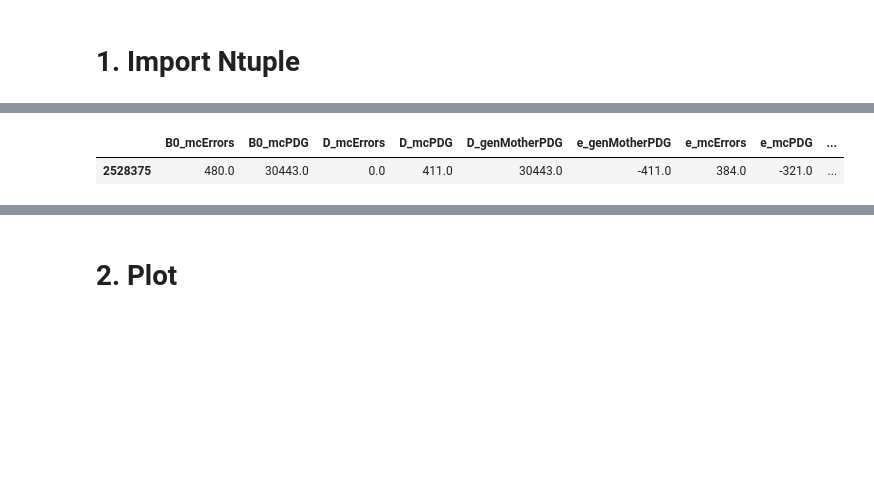
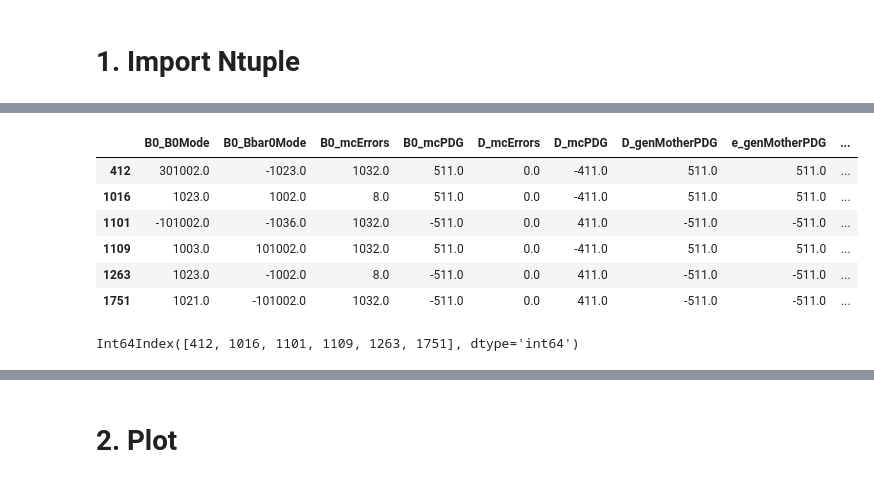
Before and after one commit to zjkjsd/inclusive_R_D, a Jupyter notebook: Notebooks/2_PlotNtuple_e.ipynb, the cells around one changed output, grey strips where cells are left out. Drawn from its saved outputs; the diff is of its cells as text; code cells hidden in the pictures; blank space fills up the shorter version.

```diff
--- a/Notebooks/2_PlotNtuple_e.ipynb
+++ b/Notebooks/2_PlotNtuple_e.ipynb
@@ -23,13 +63,20 @@ variables = util.variables
 # %%
-# Ntuple locations
-files = ['MC14ri_sigDDst_foldex_e_7/hashed_sigDDst.root:B0',
-         'MC14ri_normDDst_foldex_e_7/hashed_normDDst.root:B0',
-         'MC14ri_Dststell2_foldex_e_8/hashed_Dststell2.root:B0',
-         'MC14ri_DststTau1_foldex_e_7/hashed_DststTau1.root:B0',
-         'MC14ri_DststTau2_foldex_e_7/hashed_DststTau2.root:B0']
+# Signal MC15ri Ntuple locations
+files = [#'MC15ri_sigDDst_korat_e_3/hashed_sigDDst.root:B0',
+         'MC15ri_normDDst_korat_e_1/hashed_normDDst.root:B0',
+         'MC15ri_Dststell2_korat_e_3/hashed_Dststell2.root:B0', ]
+         #'MC15ri_DststTau1_korat_e_3/hashed_DststTau1.root:B0',
+         #'MC15ri_DststTau2_korat_e_3/hashed_DststTau2.root:B0']
 
 lepton_mode = 'e'
 columns=['__experiment__','__run__','__event__','__production__','B0_isContinuumEvent',
          'DecayMode', 'p_D_l', 'B_D_ReChi2','B0_mcPDG','B0_mcErrors','D_mcErrors','D_mcPDG',
-         'D_genMotherPDG',f'{lepton_mode}_genMotherPDG', f'{lepton_mode}_mcPDG',
-         f'{lepton_mode}_mcErrors',f'{lepton_mode}_pSig']+variables
+         'D_M','D_genMotherPDG',f'{lepton_mode}_genMotherPDG', f'{lepton_mode}_mcPDG',
+         f'{lepton_mode}_mcErrors',f'{lepton_mode}_pSig','B0_mcDaughter_0_PDG',
+         'B0_mcDaughter_1_PDG', f'{lepton_mode}_genGMPDG']+variables
+
+df_test = uproot.concatenate([f'../Samples/Signal_MC15ri/{f}' for f in files],
+                        library="np",
+                        #cut='DecayMode>0',
+                        filter_branch=lambda branch: branch.name in columns)
+df = pd.DataFrame(df_test)
@@ -138,0 +244,9 @@ bkg_others 0
+# %%
+# apply but skip the MVA cut
+df_cut=df_lgb#.query(cut)
+df_bestSelected=df_cut.loc[df_cut.groupby(['__experiment__','__run__','__event__','__production__']).B_D_ReChi2.idxmin()]
+df, samples=util.get_dataframe_samples(df_bestSelected, 'e', template=False, new=False)
+mpl=util.mpl(samples)
+ply=util.ply(df)
+for name, df in samples.items():
+    print(name, len(df))
@@ -139,7 +311,17 @@ bkg_others 0
 # %%
-df_test1 = samples['bkg_others'].query('B0_mcErrors>0 and abs(e_genMotherPDG)>=0')
-df_test1[['B0_mcErrors','B0_mcPDG','D_mcErrors','D_mcPDG','D_genMotherPDG','e_genMotherPDG','e_mcErrors','e_mcPDG','DecayMode']]
+df_test8 = samples[r'$D\ell\nu$']
+df_test8[['B0_B0Mode','B0_Bbar0Mode','B0_mcErrors','B0_mcPDG','D_mcErrors','D_mcPDG','D_genMotherPDG','e_genMotherPDG',
+          'e_mcErrors','e_mcPDG','B0_mcDaughter_0_PDG','B0_mcDaughter_1_PDG',]]
 # %% [output]
-|  | B0_mcErrors | B0_mcPDG | D_mcErrors | D_mcPDG | D_genMotherPDG | e_genMotherPDG | e_mcErrors | e_mcPDG | ... |
-| 2528375 | 480.0 | 30443.0 | 0.0 | 411.0 | 30443.0 | -411.0 | 384.0 | -321.0 | ... |
+|  | B0_B0Mode | B0_Bbar0Mode | B0_mcErrors | B0_mcPDG | D_mcErrors | D_mcPDG | D_genMotherPDG | e_genMotherPDG | ... |
+| 412 | 301002.0 | -1023.0 | 1032.0 | 511.0 | 0.0 | -411.0 | 511.0 | 511.0 | ... |
+| 1016 | 1023.0 | 1002.0 | 8.0 | 511.0 | 0.0 | -411.0 | 511.0 | 511.0 | ... |
+| 1101 | -101002.0 | -1036.0 | 1032.0 | -511.0 | 0.0 | 411.0 | -511.0 | -511.0 | ... |
+| 1109 | 1003.0 | 101002.0 | 1032.0 | 511.0 | 0.0 | -411.0 | 511.0 | 511.0 | ... |
+| 1263 | 1023.0 | -1002.0 | 8.0 | -511.0 | 0.0 | 411.0 | -511.0 | -511.0 | ... |
+| 1751 | 1021.0 | -101002.0 | 1032.0 | -511.0 | 0.0 | 411.0 | -511.0 | -511.0 | ... |
+# %%
+df_test8.index
+# %% [output]
+Int64Index([412, 1016, 1101, 1109, 1263, 1751], dtype='int64')
 # %%
```
Also changed, not shown: parts of 44 cells of this notebook, 18 other files.
